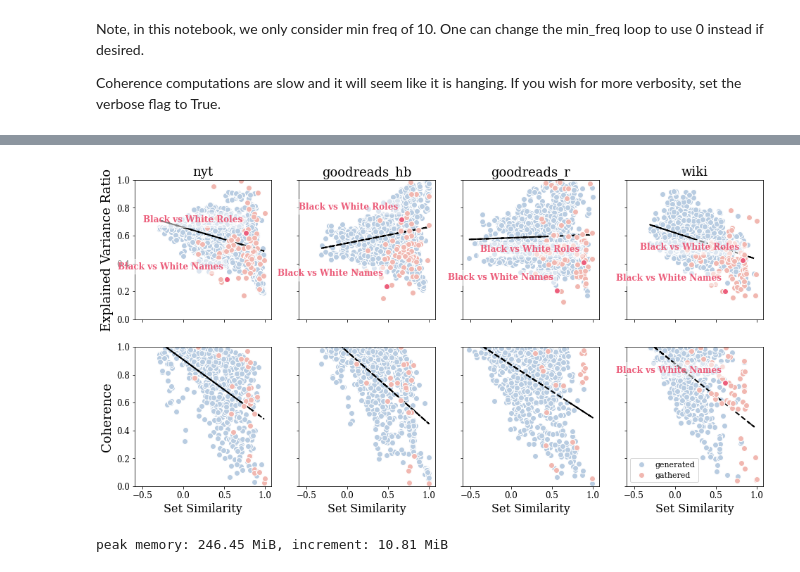
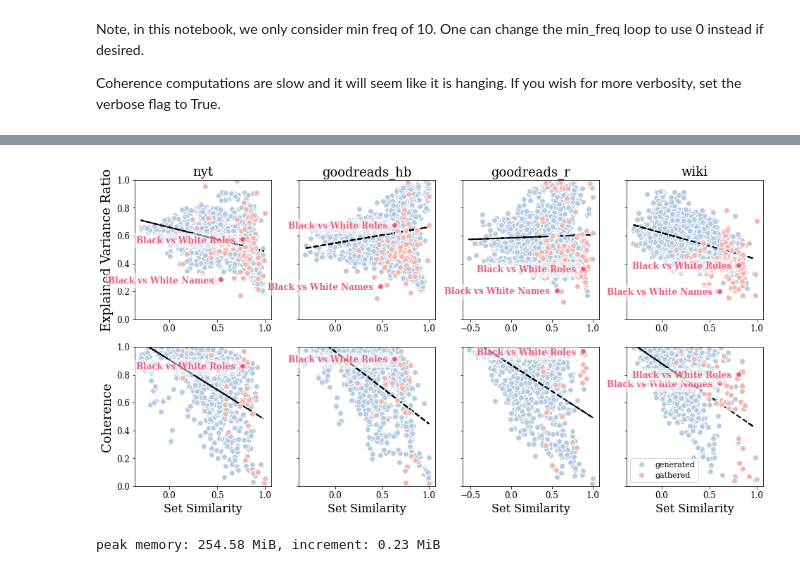
Before and after one commit to thesofakillers/badder-seeds, a Jupyter notebook: notebooks/fig_5.ipynb, the cells around one changed output, grey strips where cells are left out. Cells and saved outputs as stored; diff of their text form; code cells hidden in the pictures.

```diff
--- a/notebooks/fig_5.ipynb
+++ b/notebooks/fig_5.ipynb
@@ -96,7 +96,7 @@ peak memory: 2210.77 MiB, increment: 1903.56 MiB
 # %%
 %%memit
 # and now we plot
-fig, (row_0, row_10) = plt.subplots(2, 4, sharex=True, sharey=True, figsize=(16, 8))
+fig, (row_0, row_10) = plt.subplots(2, 4, sharex=False, sharey='row', figsize=(16, 8))
 
 for freq in ["10"]:
     for r, (mode, row) in enumerate(zip(["PCA", "Coherence"], [row_0, row_10])):
@@ -170,36 +170,37 @@ for freq in ["10"]:
             )
 
             for i, label in enumerate(["Black vs White Names", "Black vs White Roles"]):
                 ax.annotate(
                     label,
                     (highlighted_set_sim[i], highlighted_y_values[i]),
-                    xytext=(-5, 15),
+                    xytext=(-10,-5),
                     textcoords="offset points",
                     horizontalalignment="right",
                     color="#EC5E7B",
                     weight="heavy",
                     fontsize=12,
                     bbox=dict(facecolor="white", alpha=0.5, edgecolor="white"),
                 )
+
             ax.set_ylim([0, 1])
             ax.tick_params(axis="both", which="major", labelsize=12)
             if r == 1:
                 ax.set_xlabel("Set Similarity", fontsize=16)
                 if c == 3:
                     ax.legend(loc="lower left", fontsize=11)
             if c == 0:
                 ax.set_ylabel(
                     "Explained Variance Ratio" if mode == "PCA" else "Coherence",
                     fontsize=18,
                 )
             if r == 0:
                 ax.set_title(f"{corpus}", fontsize=18)
 
 # fig.tight_layout()
 plt.show()
 # %% [output]
-[figure, old version]
+[figure, new version]
-peak memory: 246.45 MiB, increment: 10.81 MiB
+peak memory: 254.58 MiB, increment: 0.23 MiB
 # %%
 # save to latex
 fig.savefig("images/fig_5.pdf", bbox_inches="tight")
```
Also changed, not shown: parts of 4 cells of this notebook.
